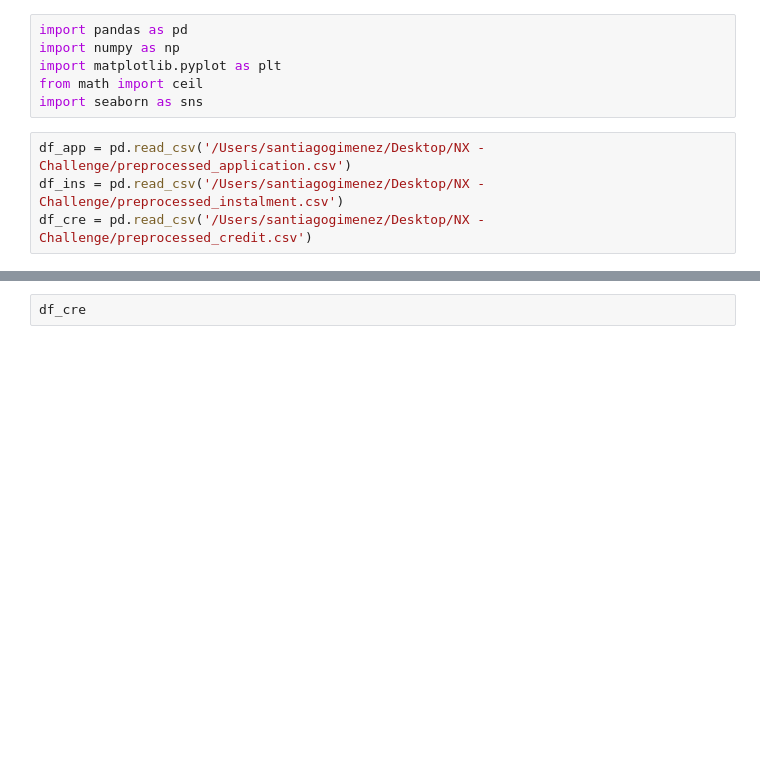
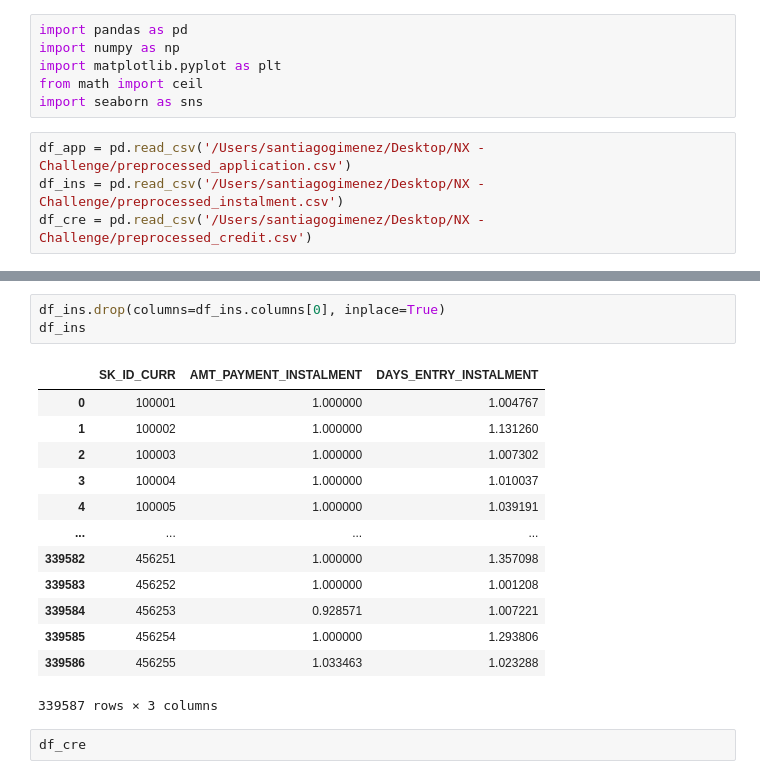
Before and after one commit to SantiagotGimenez/nx-challenge, a Jupyter notebook: model.ipynb, the cells around one changed output, grey strips where cells are left out. Cells and saved outputs as stored; diff of their text form; blank space fills up the shorter version.

```diff
--- a/model.ipynb
+++ b/model.ipynb
@@ -54,3 +39,20 @@ df_ins
+# %%
+df_ins.drop(columns=df_ins.columns[0], inplace=True)
+df_ins
+# %% [output]
+|  | SK_ID_CURR | AMT_PAYMENT_INSTALMENT | DAYS_ENTRY_INSTALMENT |
+| 0 | 100001 | 1.000000 | 1.004767 |
+| 1 | 100002 | 1.000000 | 1.131260 |
+| 2 | 100003 | 1.000000 | 1.007302 |
+| 3 | 100004 | 1.000000 | 1.010037 |
+| 4 | 100005 | 1.000000 | 1.039191 |
+| ... | ... | ... | ... |
+| 339582 | 456251 | 1.000000 | 1.357098 |
+| 339583 | 456252 | 1.000000 | 1.001208 |
+| 339584 | 456253 | 0.928571 | 1.007221 |
+| 339585 | 456254 | 1.000000 | 1.293806 |
+| 339586 | 456255 | 1.033463 | 1.023288 |
+339587 rows × 3 columns
 # %%
 df_cre
 # %% [output]
```
Also changed, not shown: parts of 25 cells of this notebook.
